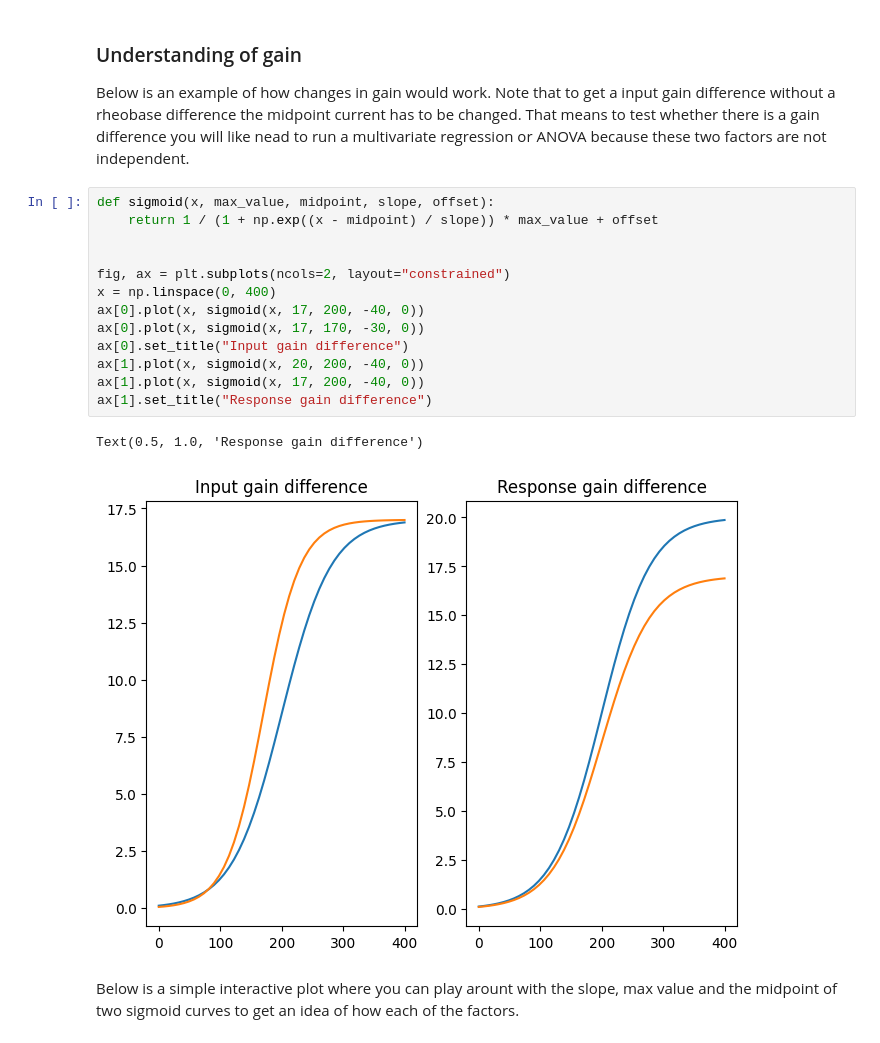
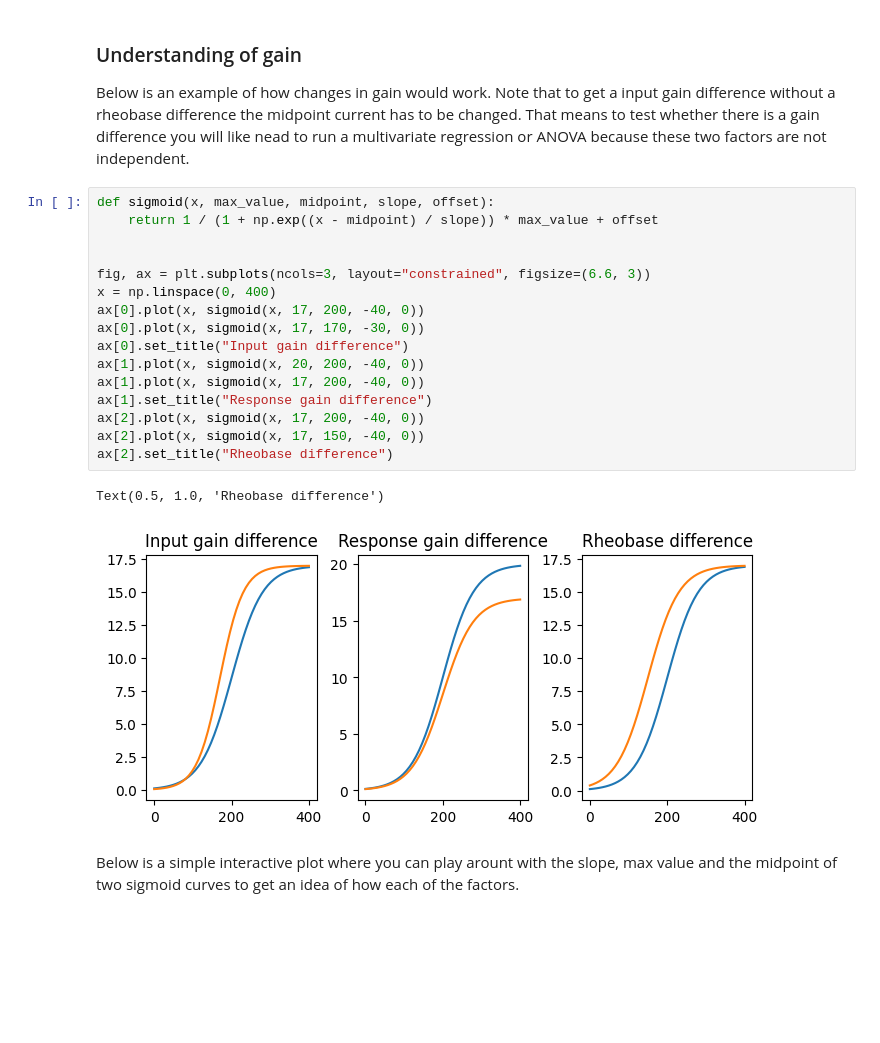
Before and after one commit to LarsHenrikNelson/PatchClampHandbook, a Jupyter notebook: current_clamp/analysis.ipynb, the cells around one changed output. Drawn from its saved outputs; the diff is of its cells as text; blank space fills up the shorter version.

Commit message:
Added rheobase difference to fi curve.

```diff
--- a/current_clamp/analysis.ipynb
+++ b/current_clamp/analysis.ipynb
@@ -236,19 +236,22 @@ Below is an example of how changes in gain would work. Note that to get a input
 # %%
 def sigmoid(x, max_value, midpoint, slope, offset):
     return 1 / (1 + np.exp((x - midpoint) / slope)) * max_value + offset
 
 
-fig, ax = plt.subplots(ncols=2, layout="constrained")
+fig, ax = plt.subplots(ncols=3, layout="constrained", figsize=(6.6, 3))
 x = np.linspace(0, 400)
 ax[0].plot(x, sigmoid(x, 17, 200, -40, 0))
 ax[0].plot(x, sigmoid(x, 17, 170, -30, 0))
 ax[0].set_title("Input gain difference")
 ax[1].plot(x, sigmoid(x, 20, 200, -40, 0))
 ax[1].plot(x, sigmoid(x, 17, 200, -40, 0))
 ax[1].set_title("Response gain difference")
+ax[2].plot(x, sigmoid(x, 17, 200, -40, 0))
+ax[2].plot(x, sigmoid(x, 17, 150, -40, 0))
+ax[2].set_title("Rheobase difference")
 # %% [output]
-Text(0.5, 1.0, 'Response gain difference')
+Text(0.5, 1.0, 'Rheobase difference')
-[figure, old version]
+[figure, new version]
 # %% [markdown]
 Below is a simple interactive plot where you can play arount with the slope, max value and the midpoint of two sigmoid curves to get an idea of how each of the factors.
 # %%
```
